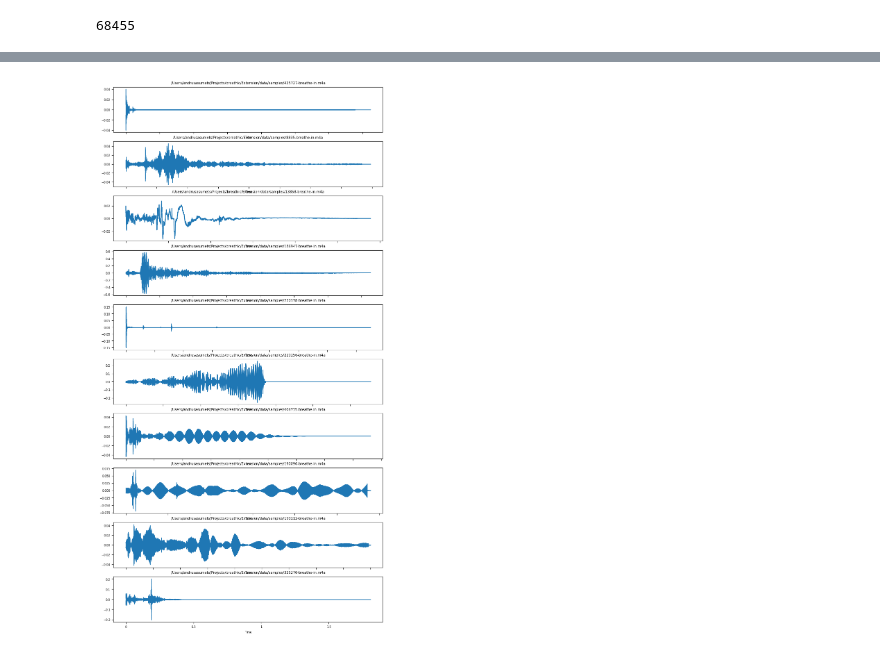
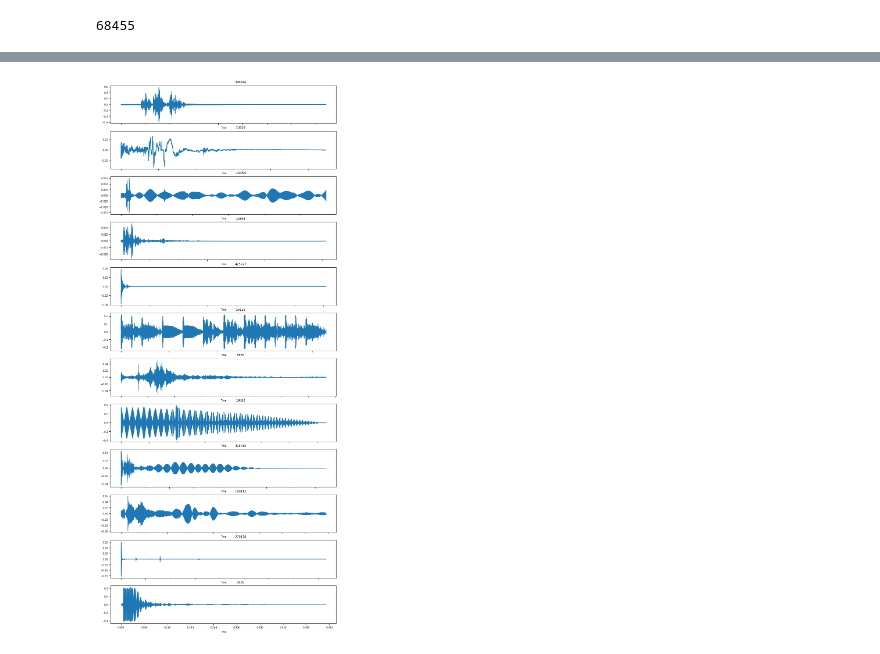
Before and after one commit to Breathic/breathic-client-ios, a Jupyter notebook: distance-calculator.ipynb, the cells around one changed output, grey strips where cells are left out. Saved outputs shown, nothing was run; the diff lists cells and outputs as text; code cells hidden in the pictures.

```diff
--- a/distance-calculator.ipynb
+++ b/distance-calculator.ipynb
@@ -87,9 +113,15 @@ metadata = read_csv(metadatacsvpath)
 # %% [output]
 68455
 # %%
-excluded = [f for f in os.listdir(excludedpath)]
-excluded = [f for f in excluded if f.endswith(audiofileformat)]
-excluded = [f.split('.' + audiofileformat)[0] for f in excluded]
+def parse_ids(path, fileformat):
+    result = [f for f in os.listdir(path)]
+    result = [f for f in result if f.endswith(fileformat)]
+    result = [f.split('-')[0] for f in result]
+    return result
 
-print(len(excluded))
+preselected = parse_ids(preselectedpath, exportfileformat)
+excluded = parse_ids(excludedpath, exportfileformat)
+
+print('excluded:', len(excluded))
+print('preselected:', len(preselected))
 # %% [output]
@@ -97,6 +130,6 @@ print(len(excluded))
 # %%
 DOWNLOADS_THRESHOLD = 10
-RATING_THRESHOLD = 80
+RATING_THRESHOLD = 90
 MIN_NUMRATINGS = 3
 
 scored = []
@@ -144,7 +177,4 @@ print(samples[scored[0][0]])
 # %%
-def get_fileformat(filename):
-    return filename.split('.')[len(filename.split('.')) - 1]
-
 all_filenames = [f for f in os.listdir(librarypath)]
 fileformats = {}
 for filename in all_filenames:
@@ -158,8 +188,6 @@ for filename in all_filenames:
 print('fileformats', fileformats)
 print('all_filenames:', len(all_filenames))
 
-processedfilenames = [f for f in os.listdir(audiopath) if f.endswith(audiofileformat)]
-
 filenames = [f for f in os.listdir(librarypath) if f.endswith(tuple(allowedfileformats))]
 filenames = [f for f in filenames if f.count('__') == 2]
 filtered = []
@@ -167,6 +195,9 @@ filtered = []
 for filename in filenames:
     id = filename.split('__')[0]
 
+    if id in excluded:
+        continue
+
     for row in scored:
         if row[0] == id:
             filtered.append(filename)
@@ -400,18 +383,18 @@ for i in range(display_count):
 [interactive output not drawn]
 ... (19 outputs left out)
 # %%
-plots = saved[0:10]
+plots = saved[0:EXPORTED_COUNT]
 plt.rcParams.update({'font.size': 6})
-fig, ax = plt.subplots(nrows=len(plots), figsize=(10, 20))
+fig, ax = plt.subplots(nrows=len(plots), figsize=(10, EXPORTED_COUNT * 2))
 
-def waveform(path, idx):
+def waveform(id, ax):
+    path = extensionsamplepath + id + '-breathe-in.' + exportfileformat
     data, rate = librosa.core.load(path)
-    sub_ax = ax[idx]
-    sub_ax.set_title(path)
-    sub_ax.label_outer()
-    librosa.display.waveshow(data, sr=rate, ax=sub_ax)
+    ax.set_title('⠀⠀⠀⠀⠀⠀⠀⠀⠀⠀⠀⠀⠀⠀⠀⠀' + id)
+    ax.label_outer()
+    librosa.display.waveshow(data, sr=rate, ax=ax)
 
-for idx, leftid in enumerate(plots):
-    waveform(extensionsamplepath + leftid + '-breathe-in.' + audiofileformat, idx)
+for idx, id in enumerate(plots):
+    waveform(id, ax[idx])
 # %% [output]
-[figure, old version]
+[figure, new version]
```
Also changed, not shown: parts of 14 cells of this notebook, 2 other files.
